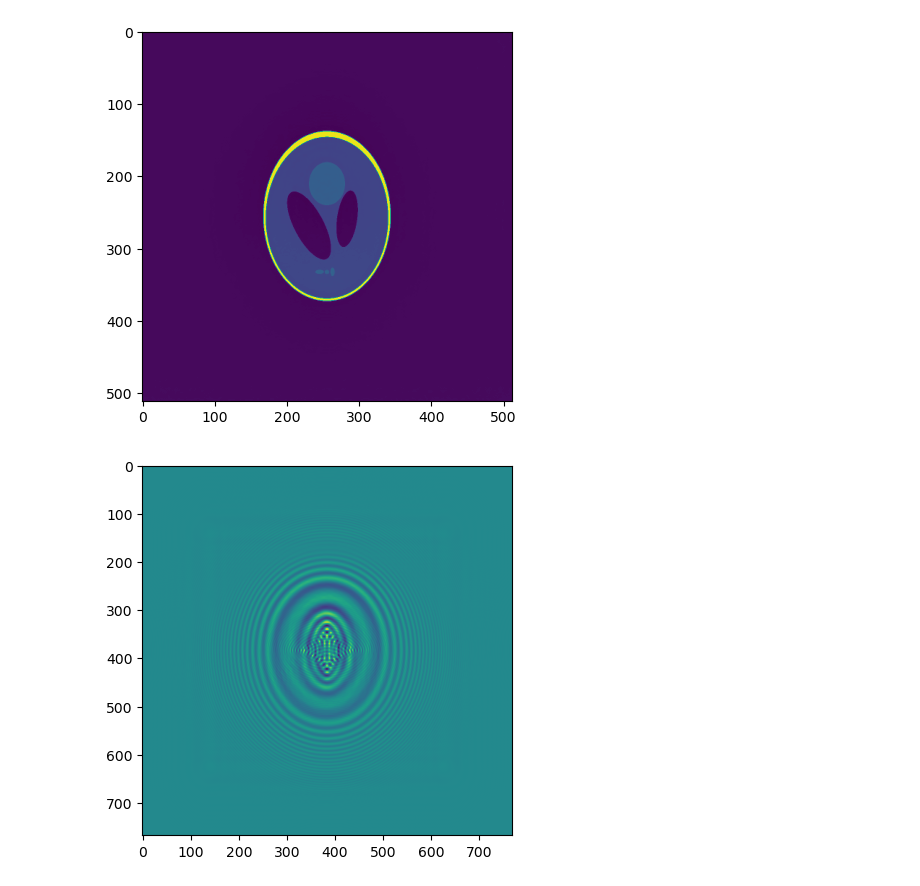
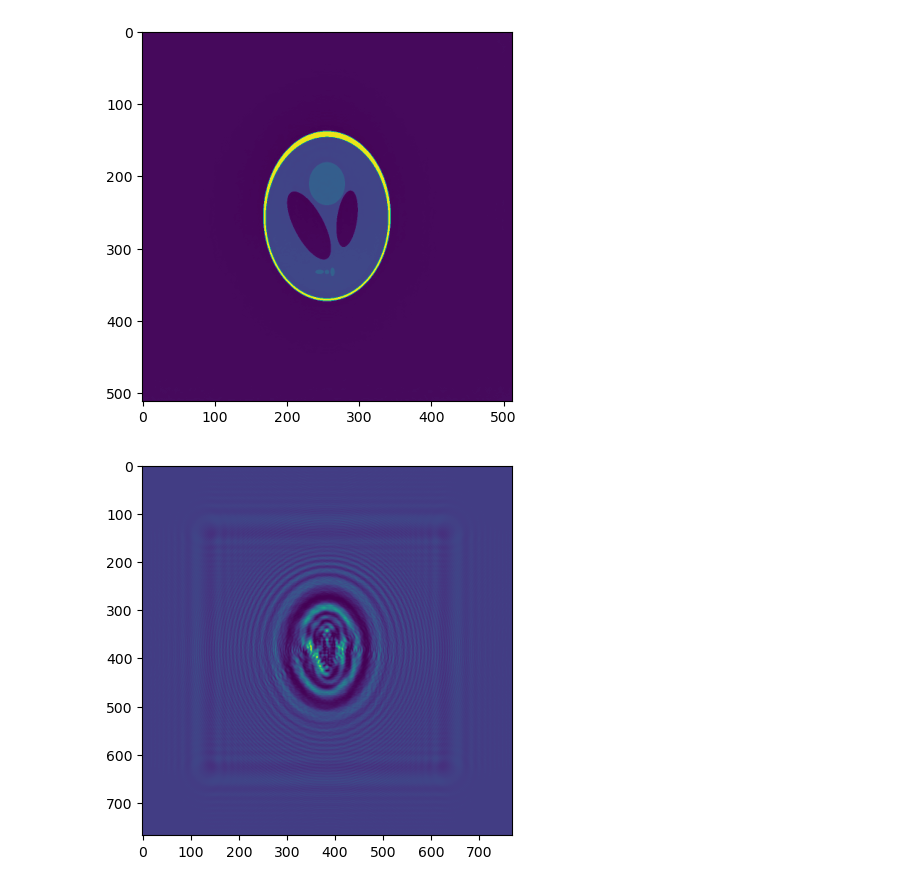
Before and after one commit to XYangXRay/ganrec, a Jupyter notebook: simluations/simulations.ipynb, the cells around one changed output. Cells and saved outputs as stored; diff of their text form; code cells hidden in the pictures.

```diff
--- a/simluations/simulations.ipynb
+++ b/simluations/simulations.ipynb
@@ -5,14 +5,14 @@ import matplotlib.pyplot as plt
 # %%
 energy = 15
 z = 0.1
 pv = 1e-7
 img_f = tifffile.imread('../examples/test_results/phase_shepp.tiff')
 img_a = img_f
-ifp = propagate(img_f, img_a, energy, z, pv, 0.1)
+ifp = propagate(-img_f, img_a, energy, z, pv, 0.1)
 plt.imshow(img_f)
 plt.show()
 plt.imshow(ifp)
 plt.show()
 # %% [output]
 [figure]
-[figure, old version]
+[figure, new version]
```
Also changed, not shown: 2 other files.
